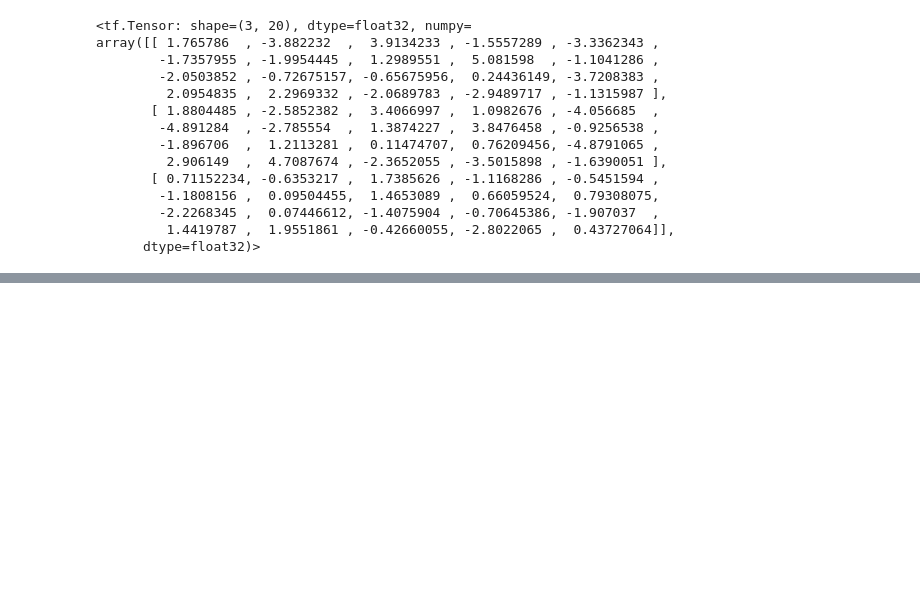
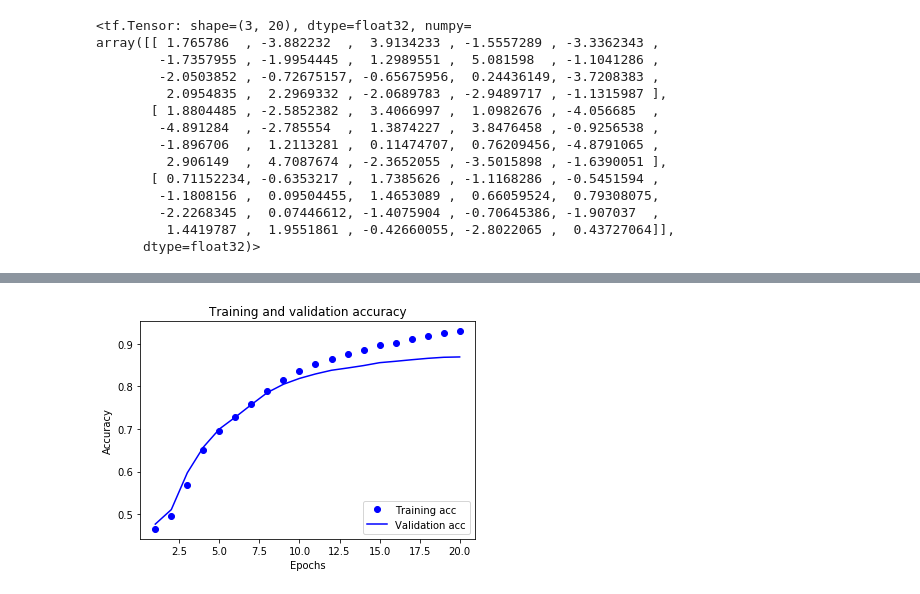
Before and after one commit to FranciscoHernandez1998/lab3-SP1-17004812, a Jupyter notebook: Lab_3_Clasificador_de_texto.ipynb, the cells around one changed output, grey strips where cells are left out. Cells and saved outputs as stored; diff of their text form; code cells hidden in the pictures; blank space fills up the shorter version.

```diff
--- a/Lab_3_Clasificador_de_texto.ipynb
+++ b/Lab_3_Clasificador_de_texto.ipynb
@@ -162,0 +186,22 @@ accuracy: 0.865
+# %%
+plt.clf()   # clear figure
+
+plt.plot(epochs, acc, 'bo', label='Training acc')
+plt.plot(epochs, val_acc, 'b', label='Validation acc')
+plt.title('Training and validation accuracy')
+plt.xlabel('Epochs')
+plt.ylabel('Accuracy')
+plt.legend(loc='lower right')
+
+plt.show()
+
+#En la grafica los puntos representan a "training loss and accuracy" y las lineas
+#solidas a "validation loss and accuracy". se observa que "training loss" disminuye
+#con cada epoch, mientras que "Training accuracy" incrementa. Esto se espera con gradient descent
+#que cada cantidad se minimice tras cada iteracion.
+
+#"Validation loss and accuracy" vemos que incrementa mucho luego de 20 epochs, por lo que
+#sucede overfitting. El modelo predice mejor sobre "training data" que sobre datos que no ha analizado antes
+#en este punto el modelo aprende de representaciones especificas. Esto se previene deteniendolo con 20 epochs.
+# %% [output]
+[figure, added]
```
Also changed, not shown: parts of 4 cells of this notebook.
